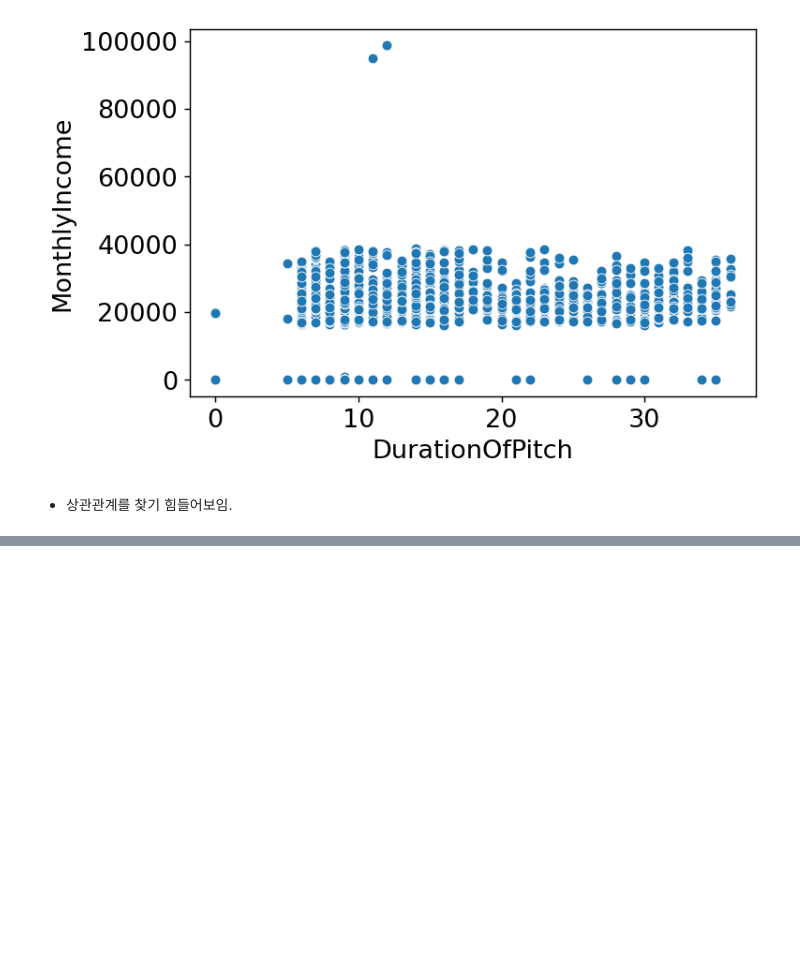
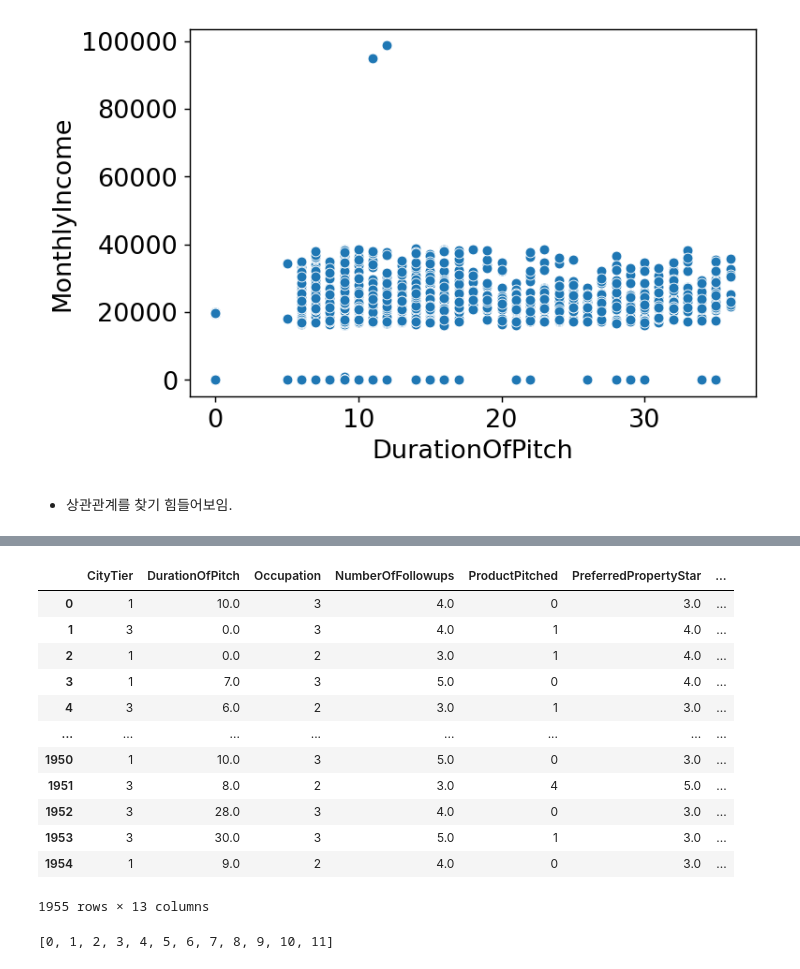
Before and after one commit to TaeHye0nKim/dacon_travel-products-pred-contest, a Jupyter notebook: code.ipynb, the cells around one changed output, grey strips where cells are left out. Drawn from its saved outputs; the diff is of its cells as text; code cells hidden in the pictures; blank space fills up the shorter version.

```diff
--- a/code.ipynb
+++ b/code.ipynb
@@ -808,0 +1071,4 @@ plt.show()
+# %%
+X = temp[features]
+
+train_enc.loc[train_enc['Age']==0,'Age'] = model_rf.predict(X)
@@ -808,0 +1121,7 @@ plt.show()
+# %%
+from sklearn.preprocessing import StandardScaler
+
+scaler = StandardScaler()
+
+train_enc[['MonthlyIncome']] = scaler.fit_transform(train_enc[['MonthlyIncome']])
+train_enc.head()
@@ -808,0 +1137,7 @@ plt.show()
+# %%
+features = ['CityTier', 'DurationOfPitch',
+       'Occupation',  'NumberOfFollowups',
+       'ProductPitched', 'PreferredPropertyStar', 'MaritalStatus',
+       'NumberOfTrips', 'Passport', 'PitchSatisfactionScore', 'OwnCar',
+        'Designation', 'MonthlyIncome']
+features
@@ -808,0 +1202,15 @@ plt.show()
+# %%
+from xgboost import XGBClassifier
+
+X = train_enc[features]
+y = train_enc['ProdTaken']
+
+X_train,X_test,y_train,y_test = train_test_split(X,y,train_size=0.9,random_state=42,shuffle=False)
+
+rf_model = XGBClassifier()
+
+rf_model.fit(X_train,y_train)
+
+y_pred = rf_model.predict(X_test)
+
+print(accuracy_score(y_pred,y_test))
@@ -808,0 +1243,21 @@ plt.show()
+# %%
+X
+# %% [output]
+|  | CityTier | DurationOfPitch | Occupation | NumberOfFollowups | ProductPitched | PreferredPropertyStar | ... |
+| 0 | 1 | 10.0 | 3 | 4.0 | 0 | 3.0 | ... |
+| 1 | 3 | 0.0 | 3 | 4.0 | 1 | 4.0 | ... |
+| 2 | 1 | 0.0 | 2 | 3.0 | 1 | 4.0 | ... |
+| 3 | 1 | 7.0 | 3 | 5.0 | 0 | 4.0 | ... |
+| 4 | 3 | 6.0 | 2 | 3.0 | 1 | 3.0 | ... |
+| ... | ... | ... | ... | ... | ... | ... | ... |
+| 1950 | 1 | 10.0 | 3 | 5.0 | 0 | 3.0 | ... |
+| 1951 | 3 | 8.0 | 2 | 3.0 | 4 | 5.0 | ... |
+| 1952 | 3 | 28.0 | 3 | 4.0 | 0 | 3.0 | ... |
+| 1953 | 3 | 30.0 | 3 | 5.0 | 1 | 3.0 | ... |
+| 1954 | 1 | 9.0 | 2 | 4.0 | 0 | 3.0 | ... |
+1955 rows × 13 columns
+# %%
+cat_features = list(np.arange(12))
+cat_features
+# %% [output]
+[0, 1, 2, 3, 4, 5, 6, 7, 8, 9, 10, 11]
```
Also changed, not shown: parts of 66 cells of this notebook.
